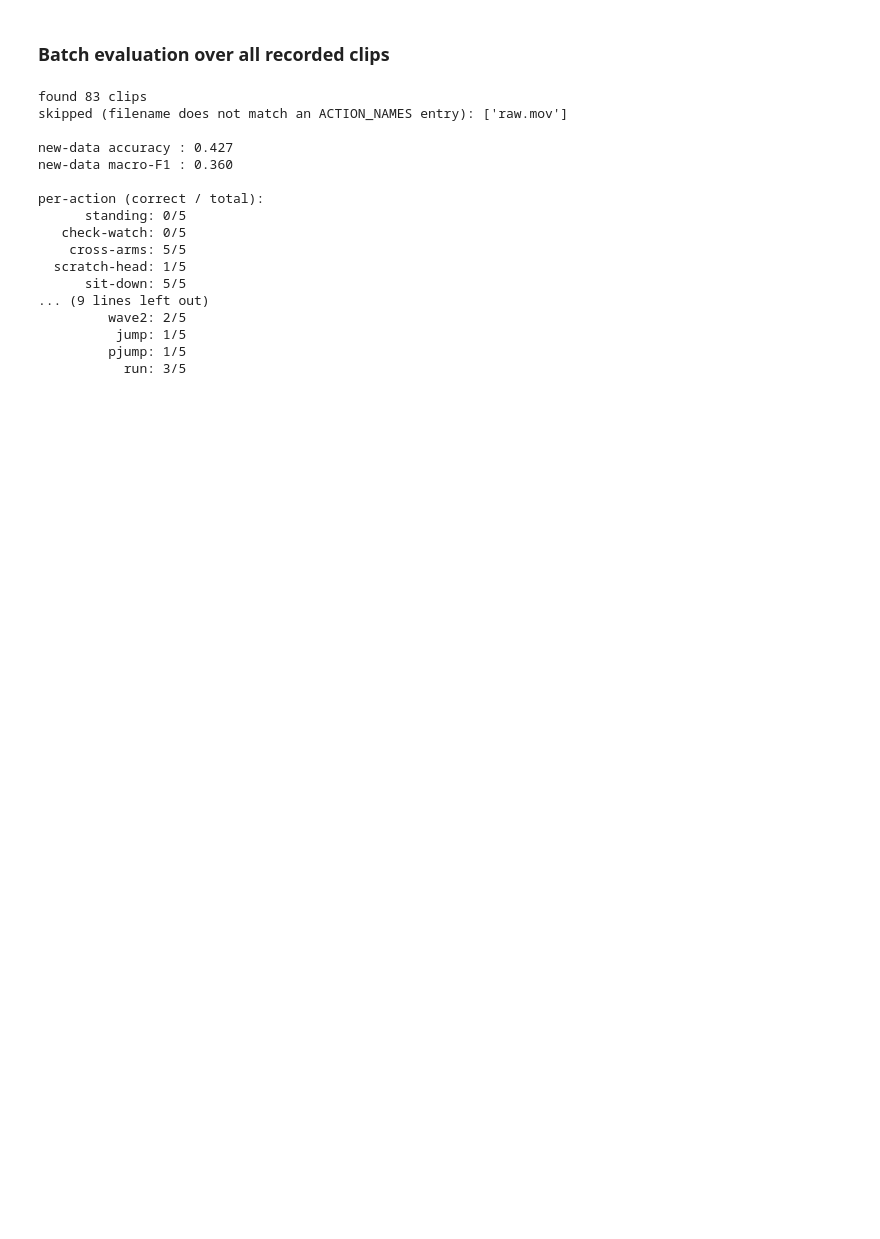
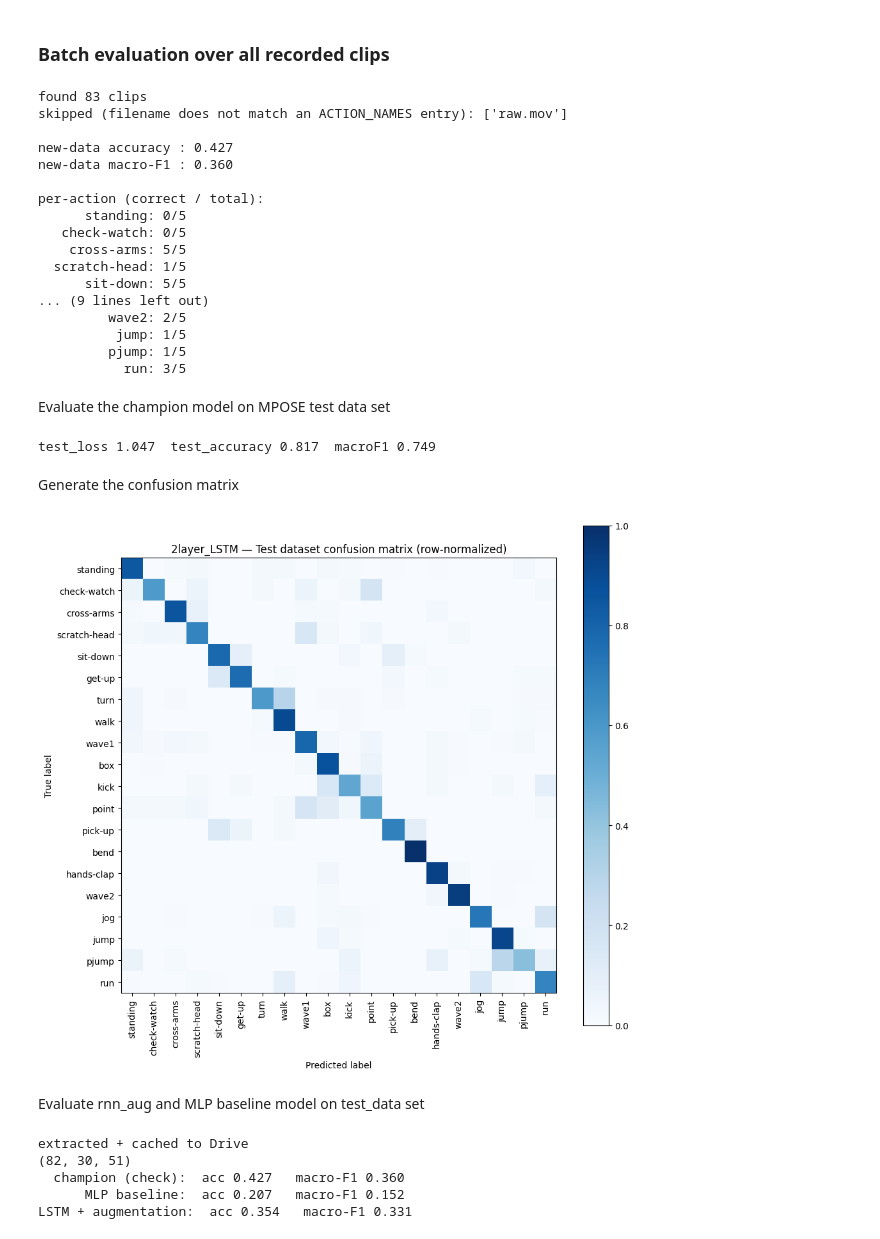
Before and after one commit to po8onthetrack/Deep-Learning-Project, a Jupyter notebook: project.ipynb, the cells around one changed output. Cells and saved outputs as stored; diff of their text form; code cells hidden in the pictures; blank space fills up the shorter version.

```diff
--- a/project.ipynb
+++ b/project.ipynb
@@ -899,3 +897,76 @@ per-action (correct / total):
           jump: 1/5
          pjump: 1/5
            run: 3/5
+# %% [markdown]
+Evaluate the champion model on MPOSE test data set
+# %%
+criterion = nn.CrossEntropyLoss(weight=class_weights.to(device))
+device=('cuda' if torch.cuda.is_available() else 'cpu')
+test_loss, test_acc, test_f1 = evaluate(champion, test_loader, criterion, device)
+print(f"test_loss {test_loss:.3f}  test_accuracy {test_acc:.3f}  macroF1 {test_f1:.3f}")
+# %% [output]
+test_loss 1.047  test_accuracy 0.817  macroF1 0.749
+# %% [markdown]
+Generate the confusion matrix
+# %%
+#predictions on the validation set
+y_true, y_pred = get_predictions(champion, test_loader)
+
+#row-normalized confusion matrix (each true-class row sums to 1)
+cm = confusion_matrix(y_true, y_pred, normalize='true')
+
+#plot the heatmap
+fig, ax = plt.subplots(figsize=(10, 9))
+ConfusionMatrixDisplay(cm, display_labels=ACTION_NAMES).plot(
+    ax=ax, cmap='Blues', include_values=False, colorbar=True, xticks_rotation='vertical')
+ax.set_title("2layer_LSTM — Test dataset confusion matrix (row-normalized)")
+plt.tight_layout(); plt.show()
+# %% [output]
+[figure, added]
+# %% [markdown]
+Evaluate rnn_aug and MLP baseline model on test_data set
+# %%
+#build/cache the new-data arrays once
+npz_new = f"{record_dir}/new_data_keypoints.npz"
+if os.path.exists(npz_new):
+    z = np.load(npz_new)
+    X_new, y_new = z['X'], z['y']
+    print("loaded cached keypoints")
+else:
+    paths = sorted(glob.glob(f"{record_dir}/*.mov") + glob.glob(f"{record_dir}/*.mp4"))
+    seqs, labels = [], []
+    for p in paths:
+        action = os.path.basename(p).rsplit('.', 1)[0].rsplit('_', 1)[0]
+        if action not in ACTION_NAMES:
+            continue                                   # skips raw.mov etc.
+        seqs.append(video_to_sequence(p))
+        labels.append(ACTION_NAMES.index(action))
+    X_new = preprocess(np.stack(seqs))                 # (82, 30, 51)
+    y_new = np.array(labels)
+    np.savez(npz_new, X=X_new, y=y_new)
+    print("extracted + cached to Drive")
+print(X_new.shape)
+
+# score any model on the same 82 clips
+def eval_new(model, name):
+    model.to(device).eval()
+    with torch.no_grad():
+        pred = model(torch.as_tensor(X_new, dtype=torch.float32).to(device)).argmax(1).cpu().numpy()
+    print(f"{name:>18}:  acc {accuracy_score(y_new, pred):.3f}   macro-F1 {f1_score(y_new, pred, average='macro'):.3f}")
+    return pred
+
+pred_ch = eval_new(champion, "champion (check)")       # must reproduce 0.427 / 0.360
+
+mlp_b = AvgPoseMLP()
+mlp_b.load_state_dict(torch.load(f"{checkpoint_dir}/mlp_baseline.pt", map_location=device))
+pred_mlp = eval_new(mlp_b, "MLP baseline")
+
+rnn_a = PoseRNN(num_layers=2)
+rnn_a.load_state_dict(torch.load(f"{checkpoint_dir}/rnn_aug.pt", map_location=device))
+pred_aug = eval_new(rnn_a, "LSTM + augmentation")
+# %% [output]
+extracted + cached to Drive
+(82, 30, 51)
+  champion (check):  acc 0.427   macro-F1 0.360
+      MLP baseline:  acc 0.207   macro-F1 0.152
+LSTM + augmentation:  acc 0.354   macro-F1 0.331
```
Also changed, not shown: parts of 5 cells of this notebook.
